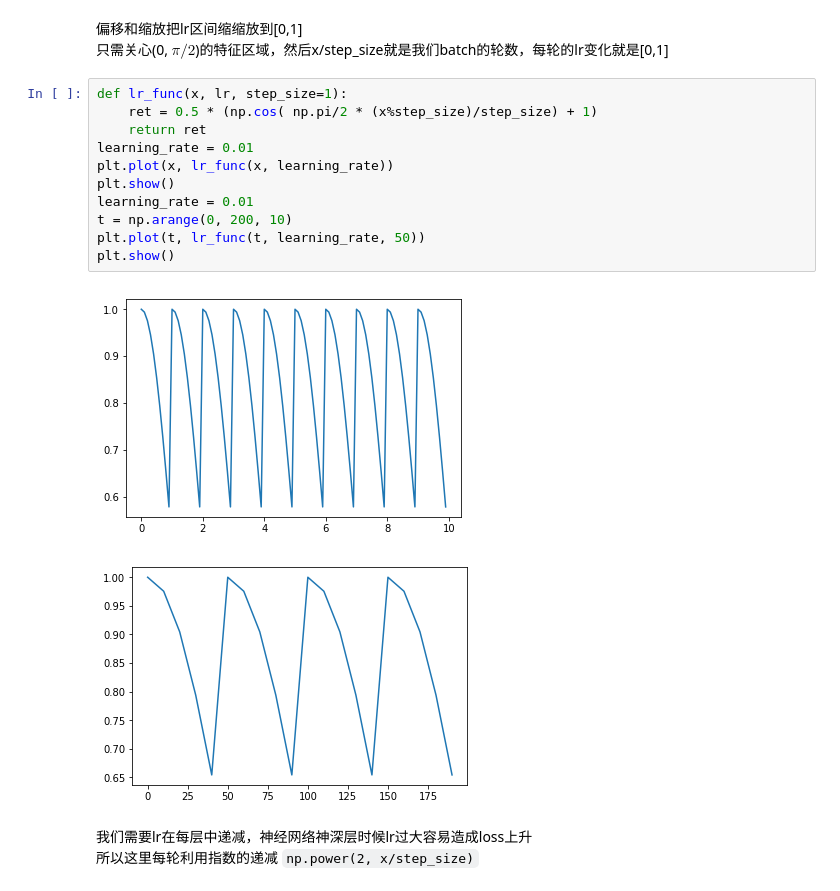
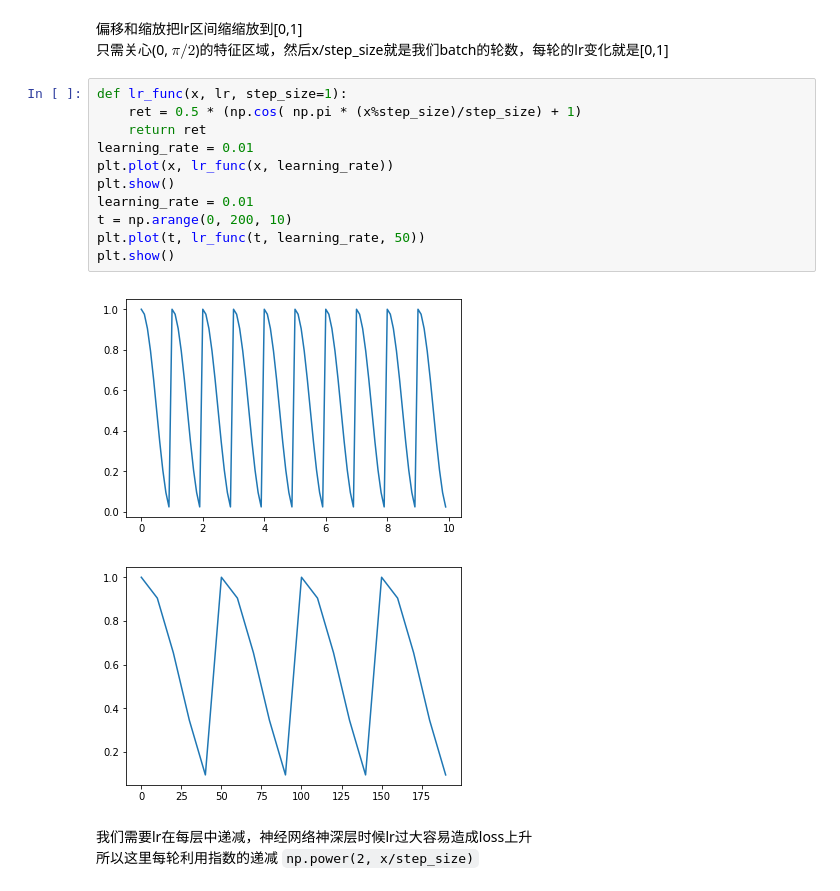
Before and after one commit to DavidCnaup/Deep-Learning, a Jupyter notebook: clr.ipynb, the cells around one changed output. Drawn from its saved outputs; the diff is of its cells as text.

```diff
--- a/clr.ipynb
+++ b/clr.ipynb
@@ -23,18 +23,18 @@ plt.show()
 只需关心(0, $\pi /2$)的特征区域，然后x/step_size就是我们batch的轮数，每轮的lr变化就是[0,1]
 # %%
 def lr_func(x, lr, step_size=1):
-    ret = 0.5 * (np.cos( np.pi/2 * (x%step_size)/step_size) + 1)
+    ret = 0.5 * (np.cos( np.pi * (x%step_size)/step_size) + 1)
     return ret
 learning_rate = 0.01
 plt.plot(x, lr_func(x, learning_rate))
 plt.show()
 learning_rate = 0.01
 t = np.arange(0, 200, 10)
 plt.plot(t, lr_func(t, learning_rate, 50))
 plt.show()
 # %% [output]
-[figure, old version]
+[figure, new version]
-[figure, old version]
+[figure, new version]
 # %% [markdown]
 我们需要lr在每层中递减，神经网络神深层时候lr过大容易造成loss上升<br>
 所以这里每轮利用指数的递减 `np.power(2, x/step_size)`
```
Also changed, not shown: parts of 1 cell of this notebook.
